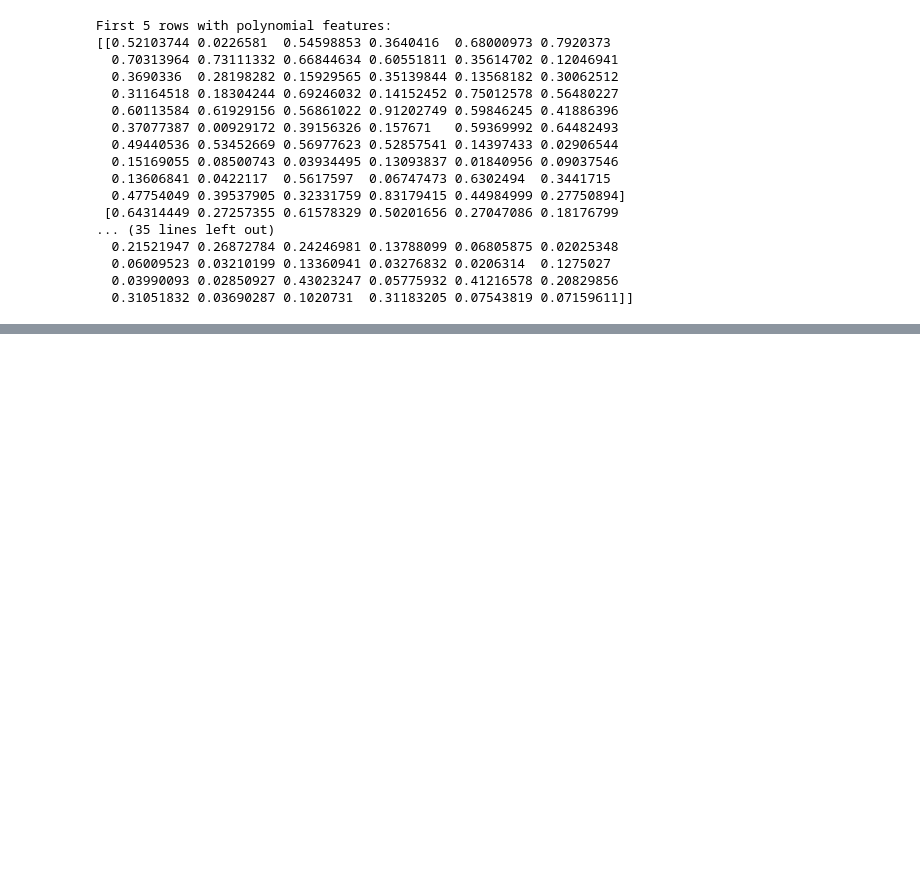
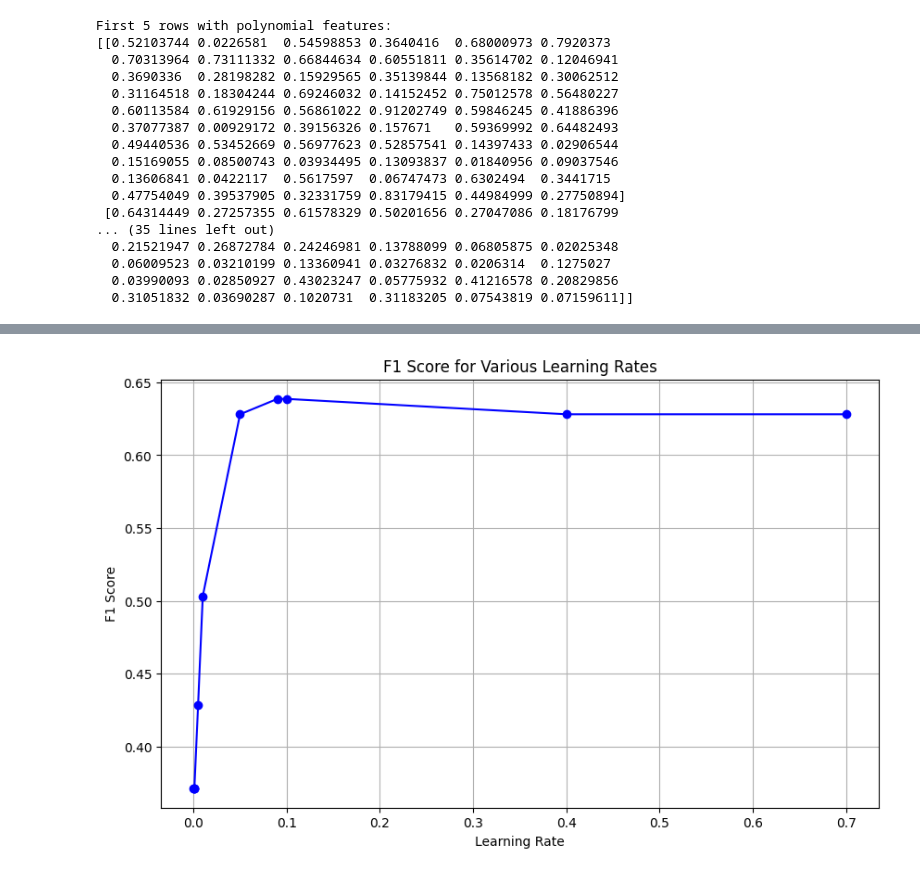
Before and after one commit to jeries-123/AI-project, a Jupyter notebook: ai_project.ipynb, the cells around one changed output, grey strips where cells are left out. Saved outputs shown, nothing was run; the diff lists cells and outputs as text; code cells hidden in the pictures; blank space fills up the shorter version.

```diff
--- a/ai_project.ipynb
+++ b/ai_project.ipynb
@@ -259,0 +423,34 @@ plt.show()
+# %%
+# task 10
+import matplotlib.pyplot as plt
+
+learning_rates = [0.0001, 0.0005, 0.0007, 0.001, 0.005, 0.01, 0.05, 0.09, 0.1, 0.4, 0.7]
+
+
+f1_scores_for_rates = []
+
+for lr in learning_rates:
+    weights = np.zeros((1, tr_data_poly.shape[1]))
+    bias = 0
+
+    for epoch in range(num_epochs):
+        weights, bias, _ = optimize(tr_data_poly, tr_data_out, weights, bias, lr)
+
+    z_eval = np.dot(test_data_poly, weights.T) + bias
+    predictions_test = activate(z_eval)
+    classified_predictions = (predictions_test > 0.5).astype(int)
+
+    precision = np.sum((classified_predictions == 1) & (test_data_out == 1)) / np.sum(classified_predictions == 1)
+    recall = np.sum((classified_predictions == 1) & (test_data_out == 1)) / np.sum(test_data_out == 1)
+    f1_score = 2 * (precision * recall) / (precision + recall) if (precision + recall) > 0 else 0
+    f1_scores_for_rates.append(f1_score)
+
+plt.figure(figsize=(10, 6))
+plt.plot(learning_rates, f1_scores_for_rates, marker='o', linestyle='-', color='b')
+plt.xlabel('Learning Rate')
+plt.ylabel('F1 Score')
+plt.title('F1 Score for Various Learning Rates')
+plt.grid(True)
+plt.show()
+# %% [output]
+[figure, added]
```
Also changed, not shown: parts of 10 cells of this notebook.
